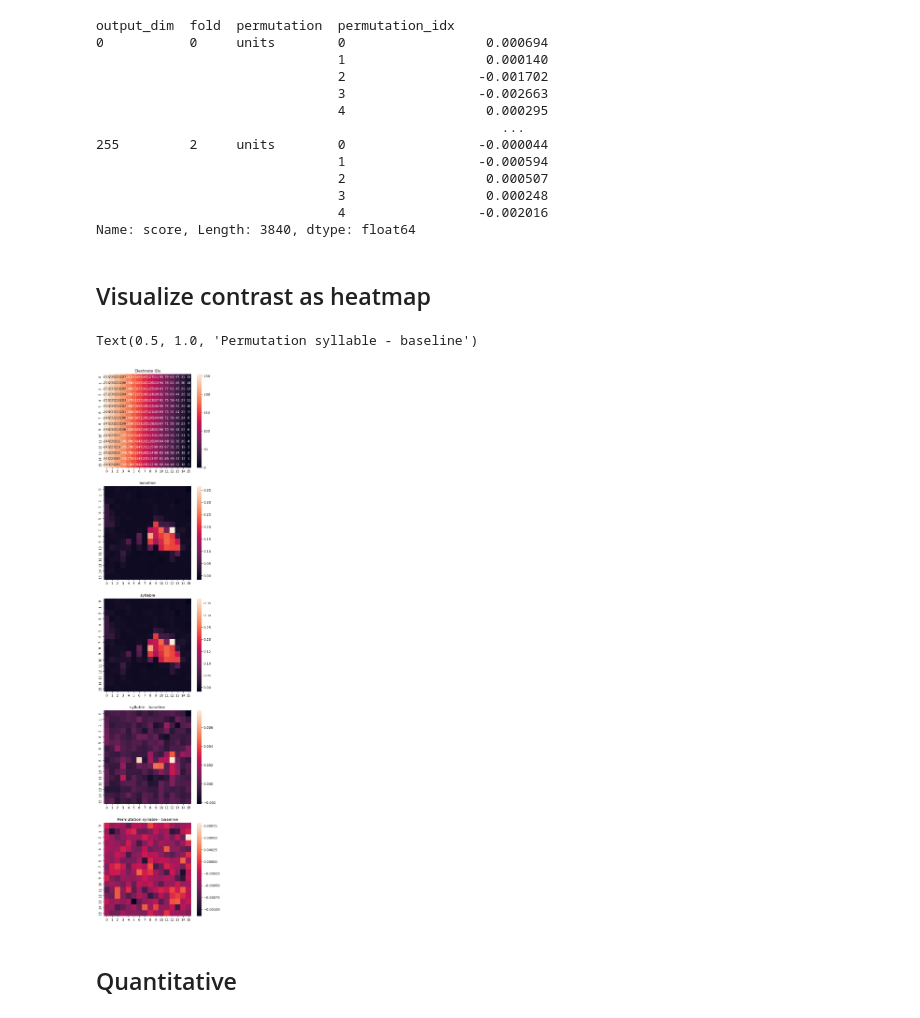
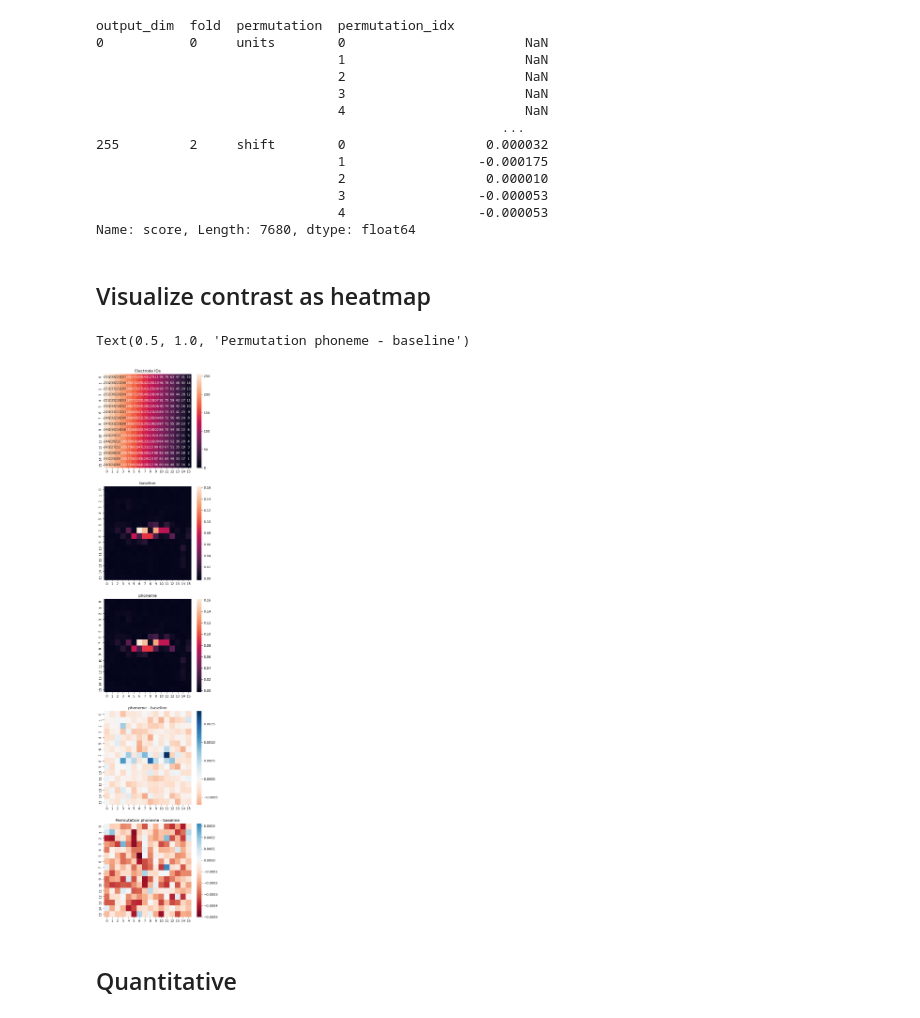
Before and after one commit to hans/ideal-word-representations, a Jupyter notebook: notebooks/encoding/compare_within_subject.ipynb, the cells around one changed output. Cells and saved outputs as stored; diff of their text form; code cells hidden in the pictures.

```diff
--- a/notebooks/encoding/compare_within_subject.ipynb
+++ b/notebooks/encoding/compare_within_subject.ipynb
@@ -32,6 +32,13 @@ model2_permutation_score_paths = {
         f"outputs/encoders-permute_units/3/{dataset}/{model2}/{subject}/scores.csv",
         f"outputs/encoders-permute_units/4/{dataset}/{model2}/{subject}/scores.csv",
     ],
+    "shift": [
+        f"outputs/encoders-permute_shift/0/{dataset}/{model2}/{subject}/scores.csv",
+        f"outputs/encoders-permute_shift/1/{dataset}/{model2}/{subject}/scores.csv",
+        f"outputs/encoders-permute_shift/2/{dataset}/{model2}/{subject}/scores.csv",
+        f"outputs/encoders-permute_shift/3/{dataset}/{model2}/{subject}/scores.csv",
+        f"outputs/encoders-permute_shift/4/{dataset}/{model2}/{subject}/scores.csv",
+    ],
 }
 
 output_dir = "."
@@ -101,18 +116,18 @@ permutation_improvements.to_csv(Path(output_dir) / "permutation_improvements.csv
 permutation_improvements
 # %% [output]
 output_dim  fold  permutation  permutation_idx
-0           0     units        0                  0.000694
-                               1                  0.000140
-                               2                 -0.001702
-                               3                 -0.002663
-                               4                  0.000295
+0           0     units        0                       NaN
+                               1                       NaN
+                               2                       NaN
+                               3                       NaN
+                               4                       NaN
                                                     ...
-255         2     units        0                 -0.000044
-                               1                 -0.000594
-                               2                  0.000507
-                               3                  0.000248
-                               4                 -0.002016
-Name: score, Length: 3840, dtype: float64
+255         2     shift        0                  0.000032
+                               1                 -0.000175
+                               2                  0.000010
+                               3                 -0.000053
+                               4                 -0.000053
+Name: score, Length: 7680, dtype: float64
 # %% [markdown]
 ## Visualize contrast as heatmap
 # %%
@@ -135,37 +150,37 @@ for i, scores in enumerate([model1_scores, model2_scores]):
         x, y = output_dim_to_grid_coords(output_dim)
         scores_grid[i, y, x] = scores_rows.score.mean()
 
 scores_diff_grid = np.zeros((grid_num_rows, grid_num_cols)) * np.nan
 for output_dim, scores_rows in all_improvements.groupby("output_dim"):
     x, y = output_dim_to_grid_coords(output_dim)
     scores_diff_grid[y, x] = scores_rows.mean()
 
 permutation_scores_diff_grid = np.zeros((grid_num_rows, grid_num_cols)) * np.nan
 for output_dim, scores_rows in permutation_improvements.groupby("output_dim"):
     x, y = output_dim_to_grid_coords(output_dim)
     permutation_scores_diff_grid[y, x] = scores_rows.mean()
 
 
 f, axs = plt.subplots(5, 1, figsize=(6, 6 * 5))
 
 # Sanity check: plot electrode IDs in grid form. Cross-check this with recon
 sns.heatmap(electrode_grid, annot=True, fmt=".0f", ax=axs[0])
 axs[0].set_title("Electrode IDs")
 
 sns.heatmap(scores_grid[0], ax=axs[1])
 axs[1].set_title(model1)
 
 sns.heatmap(scores_grid[1], ax=axs[2])
 axs[2].set_title(model2)
 
-sns.heatmap(scores_diff_grid, ax=axs[3])
+sns.heatmap(scores_diff_grid, ax=axs[3], center=0.0, cmap="RdBu")
 axs[3].set_title(f"{model2} - {model1}")
 
-sns.heatmap(permutation_scores_diff_grid, ax=axs[4])
+sns.heatmap(permutation_scores_diff_grid, ax=axs[4], center=0.0, cmap="RdBu")
 axs[4].set_title(f"Permutation {model2} - {model1}")
 # %% [output]
-Text(0.5, 1.0, 'Permutation syllable - baseline')
+Text(0.5, 1.0, 'Permutation phoneme - baseline')
-[figure, old version]
+[figure, new version]
 # %% [markdown]
 ## Quantitative
 # %%
```
Also changed, not shown: parts of 11 cells of this notebook, 3 other files.
